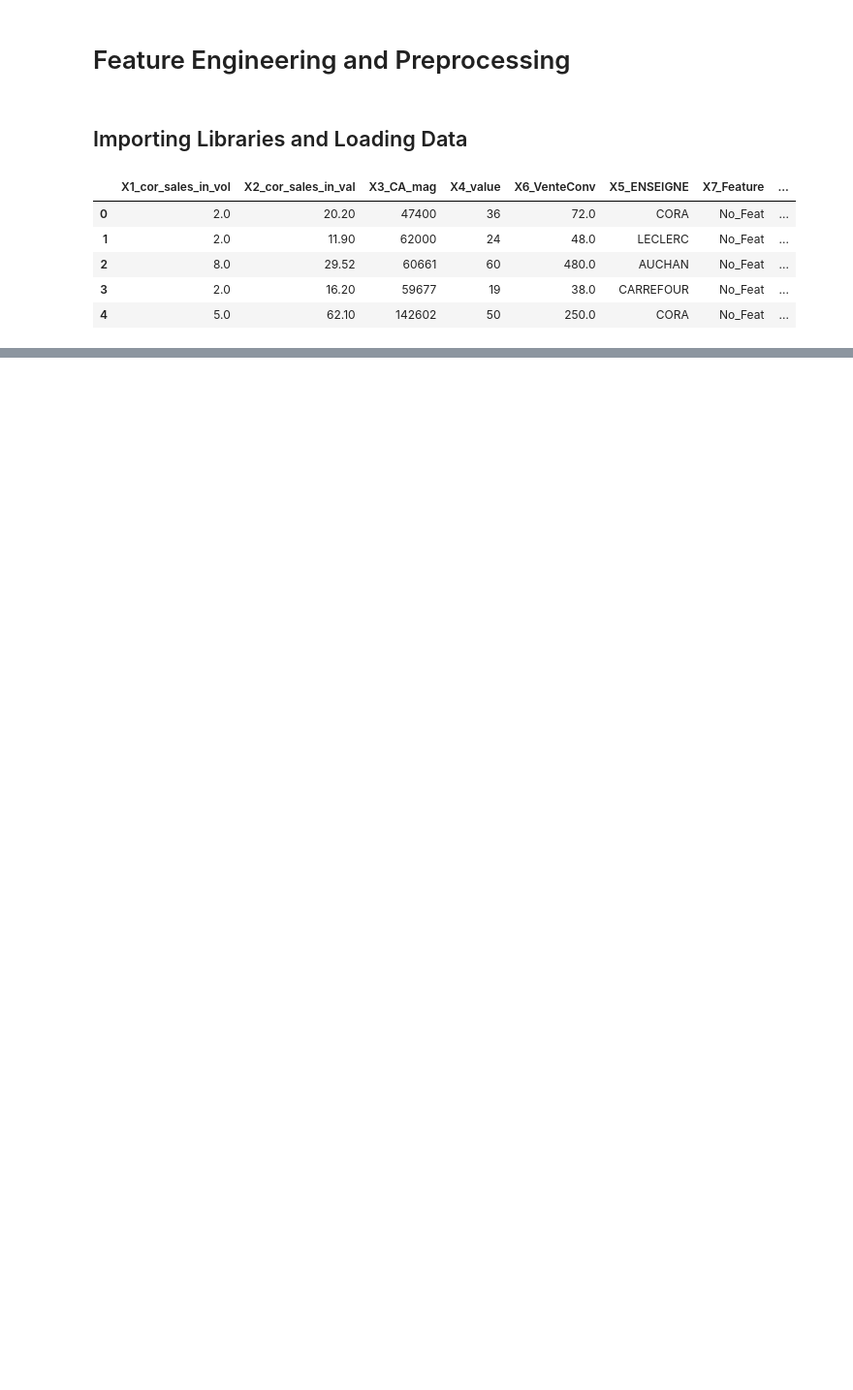
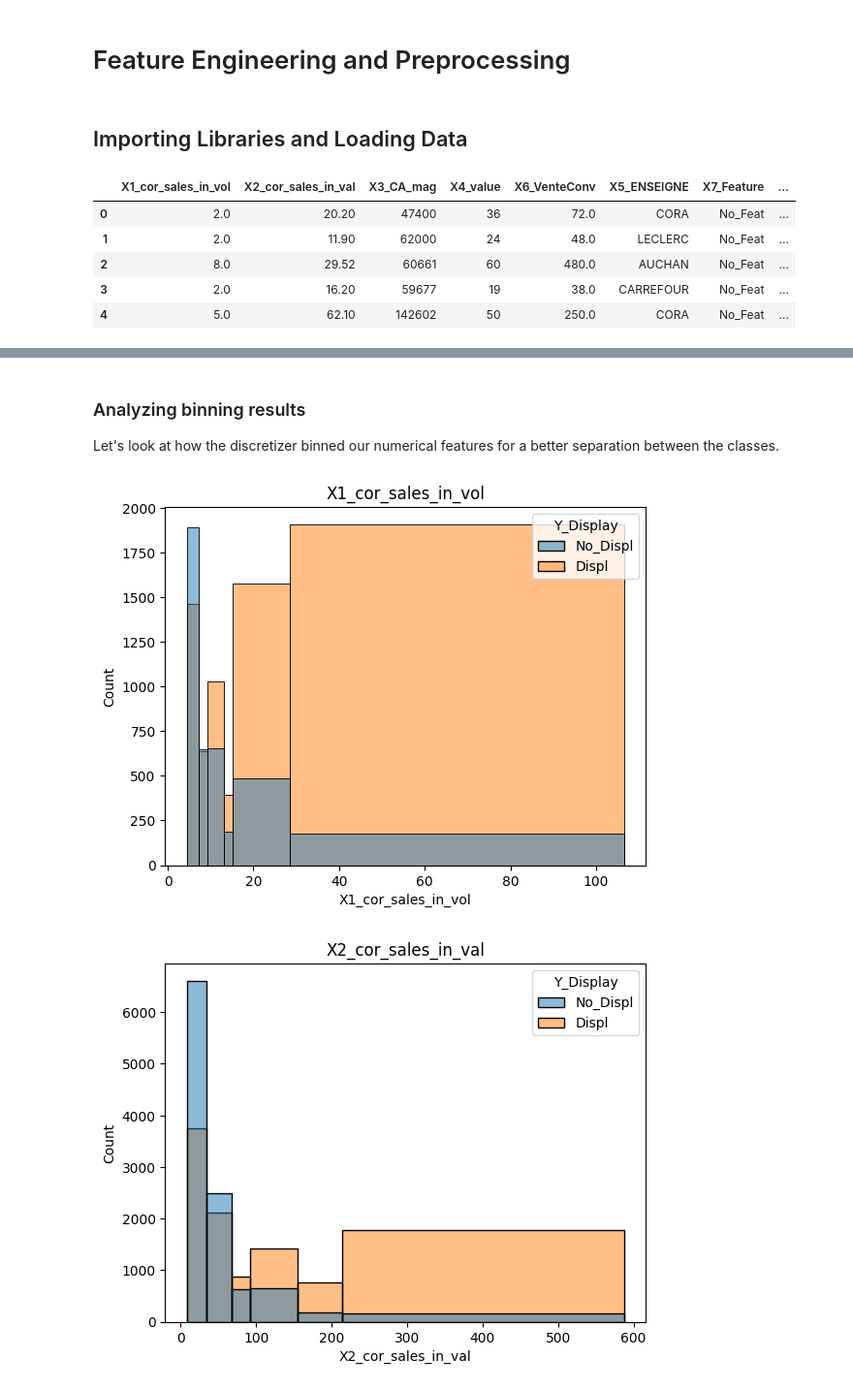
Before and after one commit to mnijadi/product-display-modeling, a Jupyter notebook: notebooks/preprocessing.ipynb, the cells around one changed output, grey strips where cells are left out. Shown: that part at 97% size. Saved outputs shown, nothing was run; the diff lists cells and outputs as text; code cells hidden in the pictures; blank space fills up the shorter version.

Commit message:
Save original and discretized numerical features

```diff
--- a/notebooks/preprocessing.ipynb
+++ b/notebooks/preprocessing.ipynb
@@ -38,0 +41,6 @@ Let's create our preprocessors to use in pipelines with ml models. We'll mainly
+# %%
+X, y = df.drop('Y_Display', axis=1).values, df['Y_Display'].values
+X_train, X_test, y_train, y_test = train_test_split(X, y, test_size=0.2, random_state=42)
+
+X_train_num, X_train_cat = X_train[:, :5].astype('float'), X_train[:, 5:]
+X_test_num, X_test_cat = X_test[:, :5].astype('float'), X_test[:, 5:]
@@ -38,0 +59,10 @@ Let's create our preprocessors to use in pipelines with ml models. We'll mainly
+# %%
+# discretize numerical features
+mdlp = MDLP_Discretizer(features=[0, 1, 2, 3, 4])
+mdlp.fit(X_train_num, y_train)
+X_train_num_discretized = mdlp.transform(X_train_num)
+X_test_num_discritized = mdlp.transform(X_test_num)
+
+# combine numerical and categorical features (discretized)
+X_train_discretized = np.concatenate((X_train_num_discretized, X_train_cat), axis=1)
+X_test_discretized = np.concatenate((X_test_num_discritized, X_test_cat), axis=1)
@@ -38,0 +75,13 @@ Let's create our preprocessors to use in pipelines with ml models. We'll mainly
+# %% [markdown]
+### Analyzing binning results
+
+Let's look at how the discretizer binned our numerical features for a better separation between the classes.
+# %%
+numerical_features = list(df.columns[:5])
+for index, feature in enumerate(numerical_features):
+    sns.histplot(data=df, x=feature, hue='Y_Display', bins=mdlp._cuts[index])
+    plt.title(feature)
+    plt.show()
+# %% [output]
+[figure, added]
+[figure, added]
```
Also changed, not shown: parts of 10 cells of this notebook.
